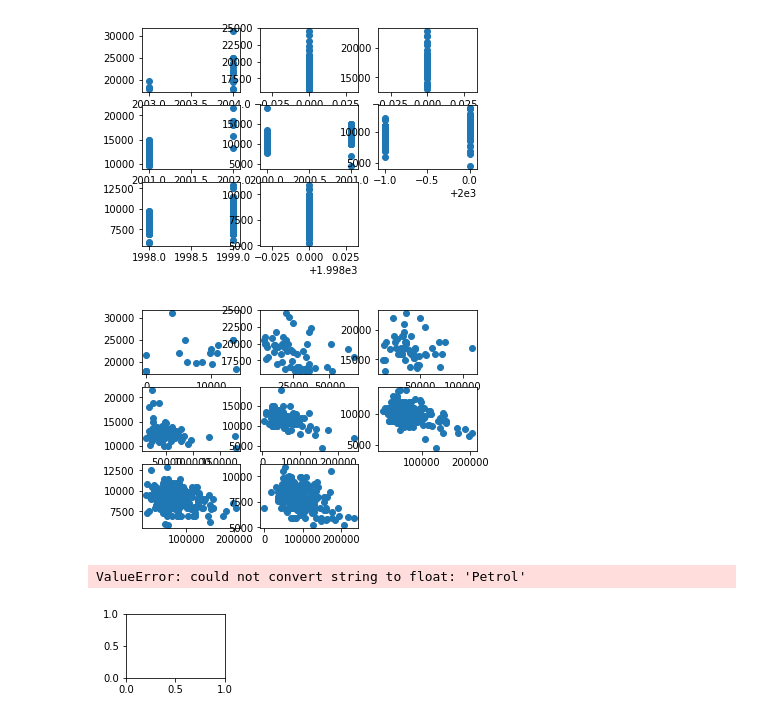
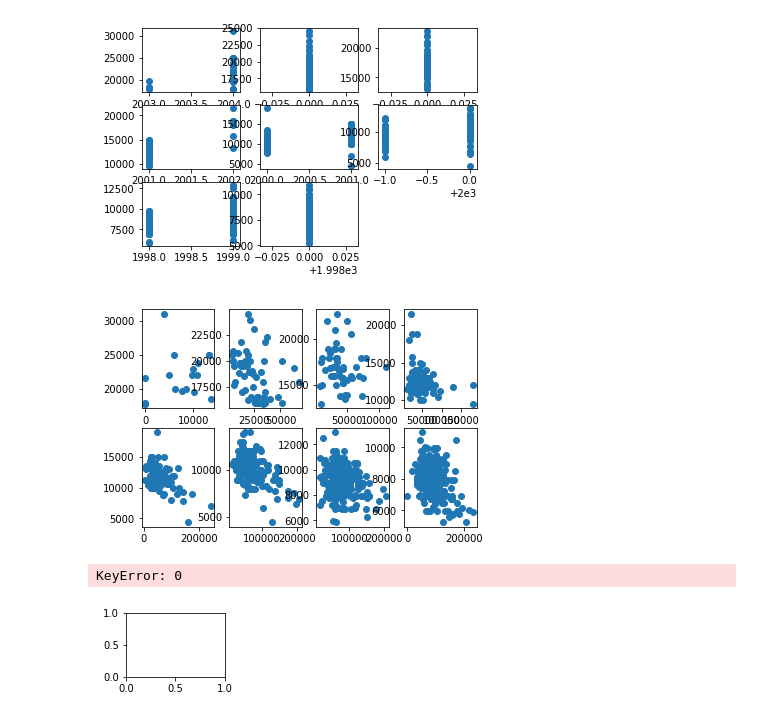
Before and after one commit to yanggyu17/regression_study_toyota_corolla, a Jupyter notebook: train_y.ipynb, the cells around one changed output. Drawn from its saved outputs; the diff is of its cells as text; code cells hidden in the pictures.

Commit message:
update train_y

```diff
--- a/train_y.ipynb
+++ b/train_y.ipynb
@@ -220,46 +221,46 @@ plt.show()
 # %% [output]
 [figure]
 # %%
-plt.subplot(3, 3, 1)
+plt.subplot(2, 4, 1)
 plt.scatter(train_df2_1["KM"], train_df2_1["Price"])
-plt.subplot(3, 3, 2)
+plt.subplot(2, 4, 2)
 plt.scatter(train_df2_10["KM"], train_df2_10["Price"])
-plt.subplot(3, 3, 3)
+plt.subplot(2, 4, 3)
 plt.scatter(train_df2_20["KM"], train_df2_20["Price"])
-plt.subplot(3, 3, 4)
+plt.subplot(2, 4, 4)
 plt.scatter(train_df2_30["KM"], train_df2_30["Price"])
-plt.subplot(3, 3, 5)
+plt.subplot(2, 4, 5)
 plt.scatter(train_df2_40["KM"], train_df2_40["Price"])
-plt.subplot(3, 3, 6)
+plt.subplot(2, 4, 6)
 plt.scatter(train_df2_50["KM"], train_df2_50["Price"])
-plt.subplot(3, 3, 7)
+plt.subplot(2, 4, 7)
 plt.scatter(train_df2_60["KM"], train_df2_60["Price"])
-plt.subplot(3, 3, 8)
+plt.subplot(2, 4, 8)
 plt.scatter(train_df2_70["KM"], train_df2_70["Price"])
 
 plt.show()
 # %% [output]
-[figure, old version]
+[figure, new version]
 # %%
 #error
 plt.subplot(3, 3, 1)
-plt.plot(train_df2_1["Fuel_Type"], train_df2_1["Price"])
+plt.boxplot(train_df2_1["Fuel_Type"], train_df2_1["Price"])
 plt.subplot(3, 3, 2)
-plt.plot(train_df2_10["Fuel_Type"], train_df2_10["Price"])
+plt.boxplot(train_df2_10["Fuel_Type"], train_df2_10["Price"])
 plt.subplot(3, 3, 3)
-plt.plot(train_df2_20["Fuel_Type"], train_df2_20["Price"])
+plt.boxplot(train_df2_20["Fuel_Type"], train_df2_20["Price"])
 plt.subplot(3, 3, 4)
-plt.plot(train_df2_30["Fuel_Type"], train_df2_30["Price"])
+plt.boxplot(train_df2_30["Fuel_Type"], train_df2_30["Price"])
 plt.subplot(3, 3, 5)
-plt.plot(train_df2_40["Fuel_Type"], train_df2_40["Price"])
+plt.boxplot(train_df2_40["Fuel_Type"], train_df2_40["Price"])
 plt.subplot(3, 3, 6)
-plt.plot(train_df2_50["Fuel_Type"], train_df2_50["Price"])
+plt.boxplot(train_df2_50["Fuel_Type"], train_df2_50["Price"])
 plt.subplot(3, 3, 7)
-plt.plot(train_df2_60["Fuel_Type"], train_df2_60["Price"])
+plt.boxplot(train_df2_60["Fuel_Type"], train_df2_60["Price"])
 plt.subplot(3, 3, 8)
-plt.plot(train_df2_70["Fuel_Type"], train_df2_70["Price"])
+plt.boxplot(train_df2_70["Fuel_Type"], train_df2_70["Price"])
 
 plt.show()
 # %% [output]
-ValueError: could not convert string to float: 'Petrol'
+KeyError: 0
 [figure]
```
Also changed, not shown: parts of 2 cells of this notebook.
